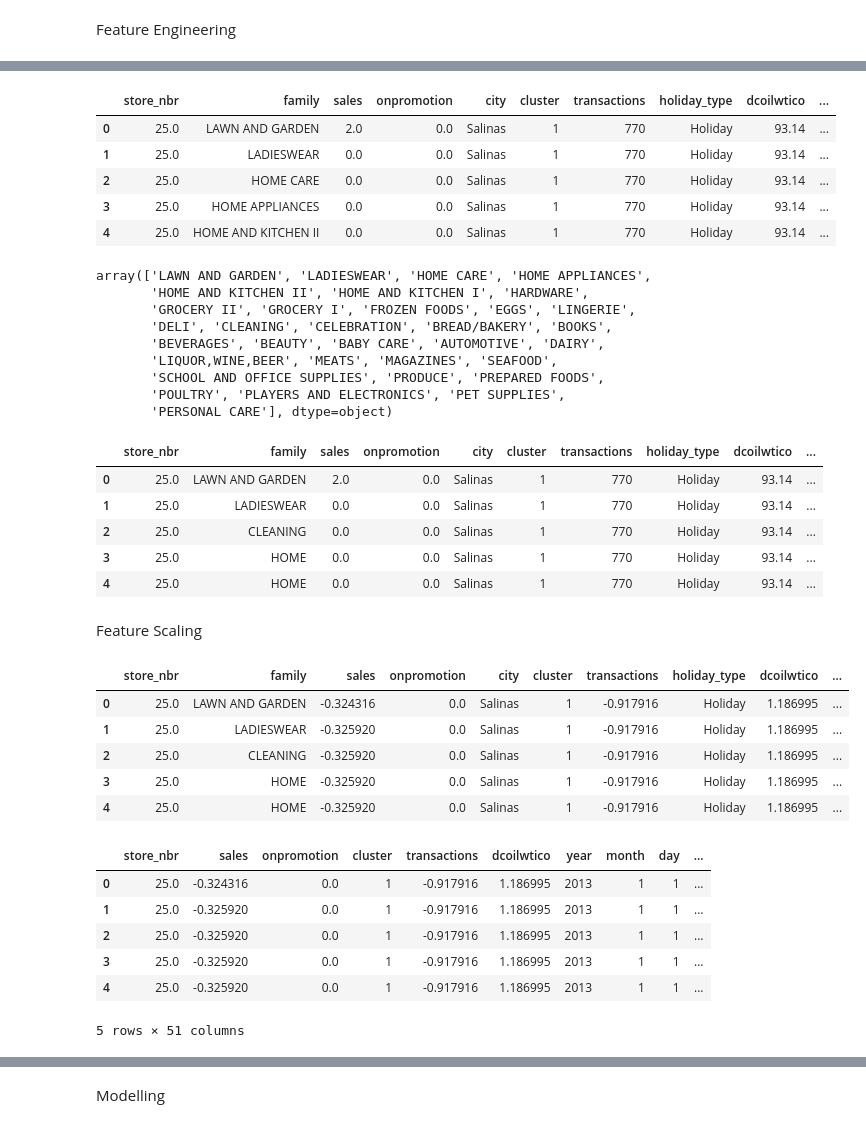
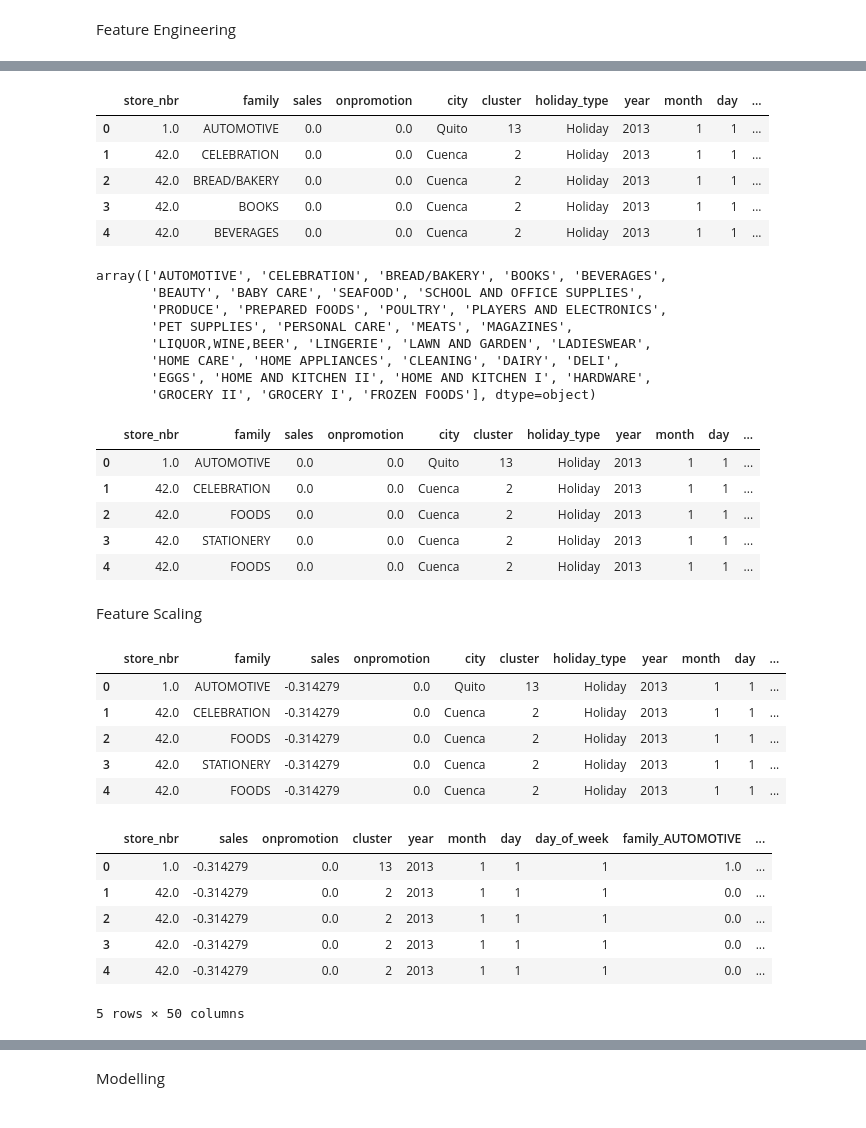
Before and after one commit to kovisha/TimeSeriesADM, a Jupyter notebook: FinalTest.ipynb, the cells around one changed output, grey strips where cells are left out. Drawn from its saved outputs; the diff is of its cells as text; code cells hidden in the pictures.

```diff
--- a/FinalTest.ipynb
+++ b/FinalTest.ipynb
@@ -309,16 +313,16 @@ The train dataset is complete. It includes all the required dates.
 # %%
 # Merging the common columns ('store_nbr' and 'date') in the datasets using the inner merge() function
 # Merge train_df with stores_df based on 'store_nbr' column
-merged_df1 = train_df.merge(stores_df, on='store_nbr', how='inner')
+merged_df = train_df.merge(stores_df, on='store_nbr', how='inner')
 
 # Merge merged_df1 with transactions_df based on 'date' and 'store_nbr' columns
-merged_df2 = merged_df1.merge(transactions_df, on=['date', 'store_nbr'], how='inner')
+# merged_df2 = merged_df1.merge(transactions_df, on=['date', 'store_nbr'], how='inner')
 
 # Merge merged_df2 with holidays_events_df based on 'date' column
-merged_df3 = merged_df2.merge(holidays_events_df, on='date', how='inner')
+merged_df = merged_df.merge(holidays_events_df, on='date', how='inner')
 
 # Merge merged_df3 with oil_df based on 'date' column
-merged_df = merged_df3.merge(oil_df, on='date', how='inner')
+# merged_df = merged_df3.merge(oil_df, on='date', how='inner')
 
 # View the first five rows of the merged dataset
 merged_df.head()
@@ -947,10 +919,10 @@ merged_df_copy = merged_df_copy.drop(columns=columns_to_drop)
 
 merged_df_copy.head()
 # %% [output]
-|  | store_nbr | family | sales | onpromotion | city | cluster | transactions | holiday_type | dcoilwtico | ... |
-| 0 | 25.0 | LAWN AND GARDEN | 2.0 | 0.0 | Salinas | 1 | 770 | Holiday | 93.14 | ... |
-| 1 | 25.0 | LADIESWEAR | 0.0 | 0.0 | Salinas | 1 | 770 | Holiday | 93.14 | ... |
-| 2 | 25.0 | HOME CARE | 0.0 | 0.0 | Salinas | 1 | 770 | Holiday | 93.14 | ... |
-| 3 | 25.0 | HOME APPLIANCES | 0.0 | 0.0 | Salinas | 1 | 770 | Holiday | 93.14 | ... |
-| 4 | 25.0 | HOME AND KITCHEN II | 0.0 | 0.0 | Salinas | 1 | 770 | Holiday | 93.14 | ... |
+|  | store_nbr | family | sales | onpromotion | city | cluster | holiday_type | year | month | day | ... |
+| 0 | 1.0 | AUTOMOTIVE | 0.0 | 0.0 | Quito | 13 | Holiday | 2013 | 1 | 1 | ... |
+| 1 | 42.0 | CELEBRATION | 0.0 | 0.0 | Cuenca | 2 | Holiday | 2013 | 1 | 1 | ... |
+| 2 | 42.0 | BREAD/BAKERY | 0.0 | 0.0 | Cuenca | 2 | Holiday | 2013 | 1 | 1 | ... |
+| 3 | 42.0 | BOOKS | 0.0 | 0.0 | Cuenca | 2 | Holiday | 2013 | 1 | 1 | ... |
+| 4 | 42.0 | BEVERAGES | 0.0 | 0.0 | Cuenca | 2 | Holiday | 2013 | 1 | 1 | ... |
 # %%
@@ -959,15 +931,14 @@ test_df2 = test_df2.drop(columns=columns_to_drop)
 unique_families = merged_df_copy['family'].unique()
 unique_families
 # %% [output]
-array(['LAWN AND GARDEN', 'LADIESWEAR', 'HOME CARE', 'HOME APPLIANCES',
-       'HOME AND KITCHEN II', 'HOME AND KITCHEN I', 'HARDWARE',
-       'GROCERY II', 'GROCERY I', 'FROZEN FOODS', 'EGGS', 'LINGERIE',
-       'DELI', 'CLEANING', 'CELEBRATION', 'BREAD/BAKERY', 'BOOKS',
-       'BEVERAGES', 'BEAUTY', 'BABY CARE', 'AUTOMOTIVE', 'DAIRY',
-       'LIQUOR,WINE,BEER', 'MEATS', 'MAGAZINES', 'SEAFOOD',
-       'SCHOOL AND OFFICE SUPPLIES', 'PRODUCE', 'PREPARED FOODS',
-       'POULTRY', 'PLAYERS AND ELECTRONICS', 'PET SUPPLIES',
-       'PERSONAL CARE'], dtype=object)
+array(['AUTOMOTIVE', 'CELEBRATION', 'BREAD/BAKERY', 'BOOKS', 'BEVERAGES',
+       'BEAUTY', 'BABY CARE', 'SEAFOOD', 'SCHOOL AND OFFICE SUPPLIES',
+       'PRODUCE', 'PREPARED FOODS', 'POULTRY', 'PLAYERS AND ELECTRONICS',
+       'PET SUPPLIES', 'PERSONAL CARE', 'MEATS', 'MAGAZINES',
+       'LIQUOR,WINE,BEER', 'LINGERIE', 'LAWN AND GARDEN', 'LADIESWEAR',
+       'HOME CARE', 'HOME APPLIANCES', 'CLEANING', 'DAIRY', 'DELI',
+       'EGGS', 'HOME AND KITCHEN II', 'HOME AND KITCHEN I', 'HARDWARE',
+       'GROCERY II', 'GROCERY I', 'FROZEN FOODS'], dtype=object)
 # %%
 # Define the category lists for each product category
 food_families = ['BEVERAGES', 'BREAD/BAKERY', 'FROZEN FOODS', 'MEATS', 'PREPARED FOODS', 'DELI','PRODUCE', 'DAIRY','POULTRY','EGGS','SEAFOOD']
@@ -990,10 +961,10 @@ merged_df_copy['family'] = np.where(merged_df_copy['family'].isin(hardware_famil
 # Print the updated DataFrame
 merged_df_copy.head()
 # %% [output]
-|  | store_nbr | family | sales | onpromotion | city | cluster | transactions | holiday_type | dcoilwtico | ... |
-| 0 | 25.0 | LAWN AND GARDEN | 2.0 | 0.0 | Salinas | 1 | 770 | Holiday | 93.14 | ... |
-| 1 | 25.0 | LADIESWEAR | 0.0 | 0.0 | Salinas | 1 | 770 | Holiday | 93.14 | ... |
-| 2 | 25.0 | CLEANING | 0.0 | 0.0 | Salinas | 1 | 770 | Holiday | 93.14 | ... |
-| 3 | 25.0 | HOME | 0.0 | 0.0 | Salinas | 1 | 770 | Holiday | 93.14 | ... |
-| 4 | 25.0 | HOME | 0.0 | 0.0 | Salinas | 1 | 770 | Holiday | 93.14 | ... |
+|  | store_nbr | family | sales | onpromotion | city | cluster | holiday_type | year | month | day | ... |
+| 0 | 1.0 | AUTOMOTIVE | 0.0 | 0.0 | Quito | 13 | Holiday | 2013 | 1 | 1 | ... |
+| 1 | 42.0 | CELEBRATION | 0.0 | 0.0 | Cuenca | 2 | Holiday | 2013 | 1 | 1 | ... |
+| 2 | 42.0 | FOODS | 0.0 | 0.0 | Cuenca | 2 | Holiday | 2013 | 1 | 1 | ... |
+| 3 | 42.0 | STATIONERY | 0.0 | 0.0 | Cuenca | 2 | Holiday | 2013 | 1 | 1 | ... |
+| 4 | 42.0 | FOODS | 0.0 | 0.0 | Cuenca | 2 | Holiday | 2013 | 1 | 1 | ... |
 # %%
@@ -1009,21 +980,22 @@ Feature Scaling
 # %%
 # Scaling Numeric Variables (Min-Max Scaling)
 # create an instance of StandardScaler
 scaler = StandardScaler()
 
 # select numerical columns
-num_cols = ['sales', 'transactions', 'dcoilwtico']
+# num_cols = ['sales', 'transactions', 'dcoilwtico']
+num_cols = ['sales']
 
 # fit and transform the numerical columns
 merged_df_copy[num_cols] = scaler.fit_transform(merged_df_copy[num_cols])
 
 # Display the updated dataframe
 merged_df_copy.head()
 # %% [output]
-|  | store_nbr | family | sales | onpromotion | city | cluster | transactions | holiday_type | dcoilwtico | ... |
-| 0 | 25.0 | LAWN AND GARDEN | -0.324316 | 0.0 | Salinas | 1 | -0.917916 | Holiday | 1.186995 | ... |
-| 1 | 25.0 | LADIESWEAR | -0.325920 | 0.0 | Salinas | 1 | -0.917916 | Holiday | 1.186995 | ... |
-| 2 | 25.0 | CLEANING | -0.325920 | 0.0 | Salinas | 1 | -0.917916 | Holiday | 1.186995 | ... |
-| 3 | 25.0 | HOME | -0.325920 | 0.0 | Salinas | 1 | -0.917916 | Holiday | 1.186995 | ... |
-| 4 | 25.0 | HOME | -0.325920 | 0.0 | Salinas | 1 | -0.917916 | Holiday | 1.186995 | ... |
+|  | store_nbr | family | sales | onpromotion | city | cluster | holiday_type | year | month | day | ... |
+| 0 | 1.0 | AUTOMOTIVE | -0.314279 | 0.0 | Quito | 13 | Holiday | 2013 | 1 | 1 | ... |
+| 1 | 42.0 | CELEBRATION | -0.314279 | 0.0 | Cuenca | 2 | Holiday | 2013 | 1 | 1 | ... |
+| 2 | 42.0 | FOODS | -0.314279 | 0.0 | Cuenca | 2 | Holiday | 2013 | 1 | 1 | ... |
+| 3 | 42.0 | STATIONERY | -0.314279 | 0.0 | Cuenca | 2 | Holiday | 2013 | 1 | 1 | ... |
+| 4 | 42.0 | FOODS | -0.314279 | 0.0 | Cuenca | 2 | Holiday | 2013 | 1 | 1 | ... |
 # %%
@@ -1053,11 +1025,11 @@ merged_df_encoded.drop(categorical_columns, axis=1, inplace=True)
 # Print the head of the encoded DataFrame
 merged_df_encoded.head()
 # %% [output]
-|  | store_nbr | sales | onpromotion | cluster | transactions | dcoilwtico | year | month | day | ... |
-| 0 | 25.0 | -0.324316 | 0.0 | 1 | -0.917916 | 1.186995 | 2013 | 1 | 1 | ... |
-| 1 | 25.0 | -0.325920 | 0.0 | 1 | -0.917916 | 1.186995 | 2013 | 1 | 1 | ... |
-| 2 | 25.0 | -0.325920 | 0.0 | 1 | -0.917916 | 1.186995 | 2013 | 1 | 1 | ... |
-| 3 | 25.0 | -0.325920 | 0.0 | 1 | -0.917916 | 1.186995 | 2013 | 1 | 1 | ... |
-| 4 | 25.0 | -0.325920 | 0.0 | 1 | -0.917916 | 1.186995 | 2013 | 1 | 1 | ... |
+|  | store_nbr | sales | onpromotion | cluster | year | month | day | day_of_week | family_AUTOMOTIVE | ... |
+| 0 | 1.0 | -0.314279 | 0.0 | 13 | 2013 | 1 | 1 | 1 | 1.0 | ... |
+| 1 | 42.0 | -0.314279 | 0.0 | 2 | 2013 | 1 | 1 | 1 | 0.0 | ... |
+| 2 | 42.0 | -0.314279 | 0.0 | 2 | 2013 | 1 | 1 | 1 | 0.0 | ... |
+| 3 | 42.0 | -0.314279 | 0.0 | 2 | 2013 | 1 | 1 | 1 | 0.0 | ... |
+| 4 | 42.0 | -0.314279 | 0.0 | 2 | 2013 | 1 | 1 | 1 | 0.0 | ... |
-5 rows × 51 columns
+5 rows × 50 columns
 # %%
```
Also changed, not shown: parts of 56 cells of this notebook, 3 other files.
